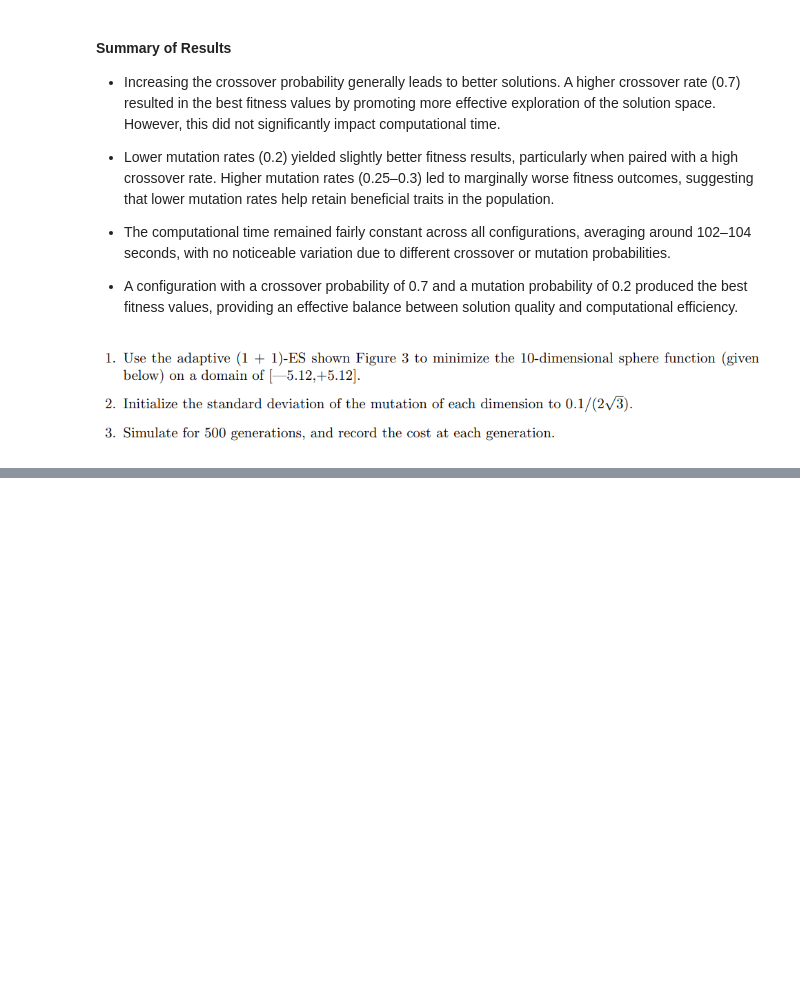
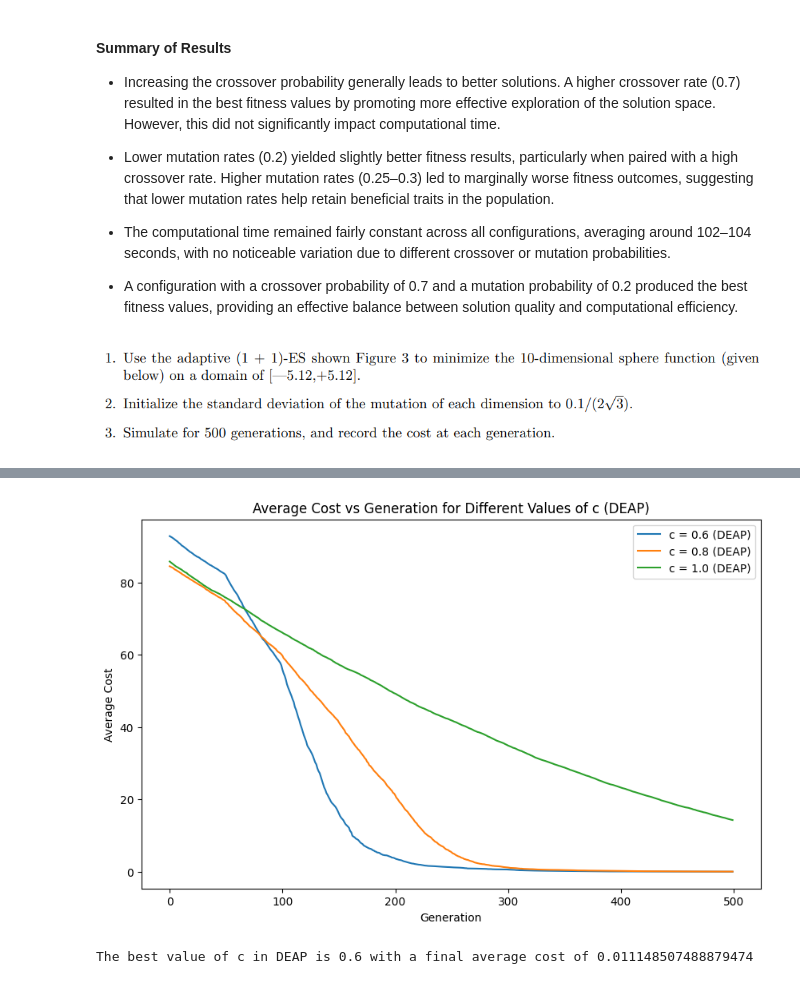
Before and after one commit to loganhartford/ece457a_a3, a Jupyter notebook: assignemnt3.ipynb, the cells around one changed output, grey strips where cells are left out. Cells and saved outputs as stored; diff of their text form; code cells hidden in the pictures; blank space fills up the shorter version.

```diff
--- a/assignemnt3.ipynb
+++ b/assignemnt3.ipynb
@@ -353,0 +469,39 @@ plt.show()
+# %%
+def simulate_evolution_deap(num_dimensions, num_generations, initial_sigma, bounds, c, G=50, num_simulations=50):
+    all_cost_histories = []
+    for _ in range(num_simulations):
+        cost_history = evolution_strategy_deap(num_dimensions, num_generations, initial_sigma, bounds, c, G)
+        all_cost_histories.append(cost_history)
+
+    average_cost_history = np.mean(all_cost_histories, axis=0)
+    return average_cost_history
+# %%
+num_dimensions = 10
+num_generations = 500
+initial_sigma = 0.1 / (2 * np.sqrt(3))
+bounds = (-5.12, 5.12)
+c_values = [0.6, 0.8, 1.0]
+G = 50
+num_simulations = 50
+
+# Store average cost histories for different values of c
+average_cost_histories = {}
+for c in c_values:
+    average_cost_histories[c] = simulate_evolution_deap(num_dimensions, num_generations, initial_sigma, bounds, c, G, num_simulations)
+
+# Plot the results
+plt.figure(figsize=(10, 6))
+for c, avg_cost in average_cost_histories.items():
+    plt.plot(avg_cost, label=f'c = {c} (DEAP)')
+plt.xlabel('Generation')
+plt.ylabel('Average Cost')
+plt.title('Average Cost vs Generation for Different Values of c (DEAP)')
+plt.legend()
+plt.show()
+
+# Determine the best c value based on final average cost
+best_c = min(average_cost_histories, key=lambda k: average_cost_histories[k][-1])
+print(f"The best value of c in DEAP is {best_c} with a final average cost of {average_cost_histories[best_c][-1]}")
+# %% [output]
+[figure, added]
+The best value of c in DEAP is 0.6 with a final average cost of 0.011148507488879474
```
Also changed, not shown: parts of 9 cells of this notebook.
